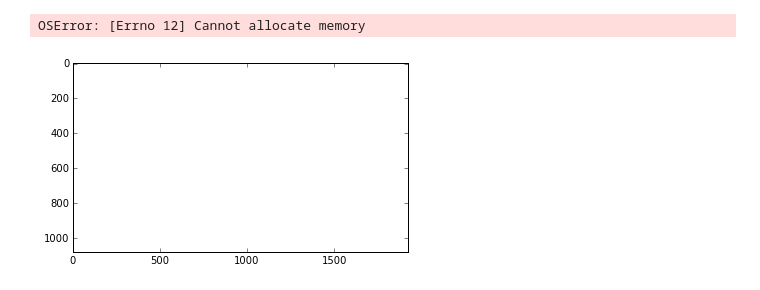
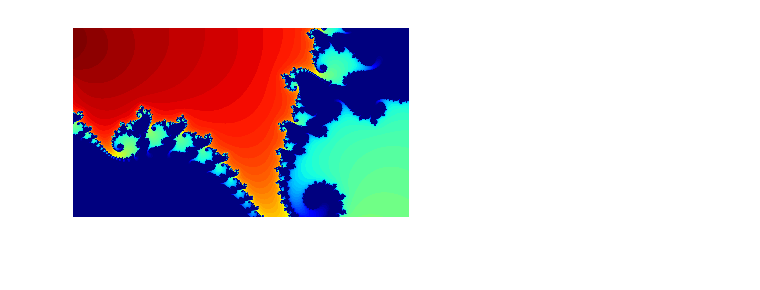
Before and after one commit to titouanc/opencl-playground, a Jupyter notebook: Mandelbrot-test.ipynb, the cells around one changed output. Saved outputs shown, nothing was run; the diff lists cells and outputs as text; code cells hidden in the pictures.

```diff
--- a/Mandelbrot-test.ipynb
+++ b/Mandelbrot-test.ipynb
@@ -49,23 +49,12 @@ def render_mandelbrot(CENTER=(-0.5, 0), WIDTH=4, SIZE=(1920, 1080)):
     cl.enqueue_copy(queue, displayable, image, origin=(0, 0), region=SIZE)
 
     return displayable
-# %%
-import matplotlib.animation as animation
-
-frames = []
-fig = plt.figure()
-
-w = 4.0
-for i in range(200):
-    w -= 3*w/100
-    frames.append((plt.imshow(render_mandelbrot(CENTER=(-0.403, 0.595), WIDTH=w)), ))
-
-anim = animation.ArtistAnimation(fig, frames, interval=50, repeat_delay=3000, blit=True)
-anim.save('zoom.mp4', metadata={'artist': 'iTitou'}, bitrate=1500)
-
-plt.show()
-# %% [output]
-OSError: [Errno 12] Cannot allocate memory
-[figure, removed]
+# %%
+import matplotlib.animation as animation
+plt.imshow(render_mandelbrot(CENTER=(-0.7478, 0.1), WIDTH=0.0001))
+plt.axis('off')
+plt.show()
+# %% [output]
+[figure, added]
 # %%
 anim.save?
```
Also changed, not shown: 1 other file.
